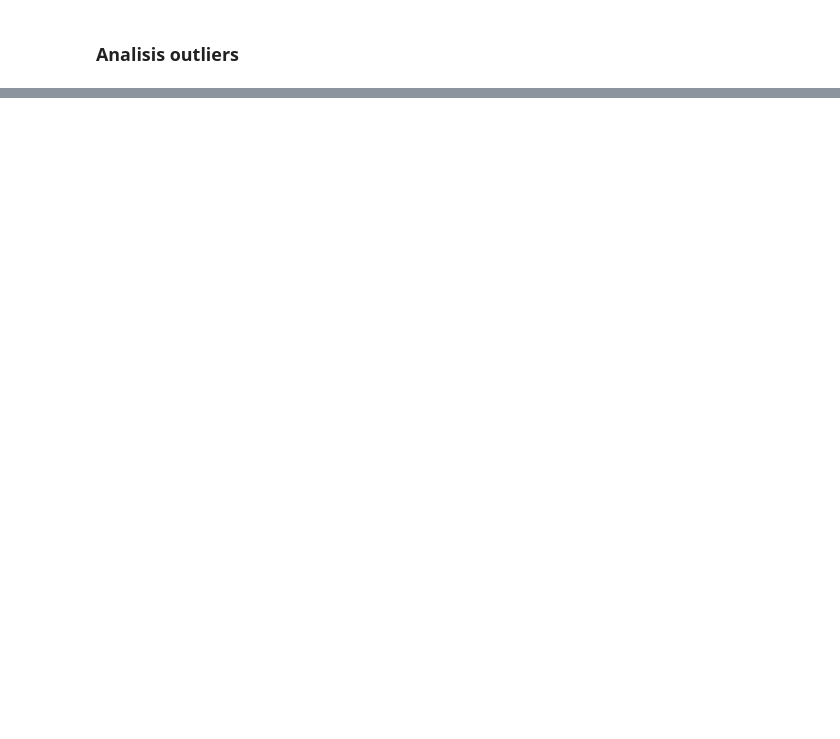
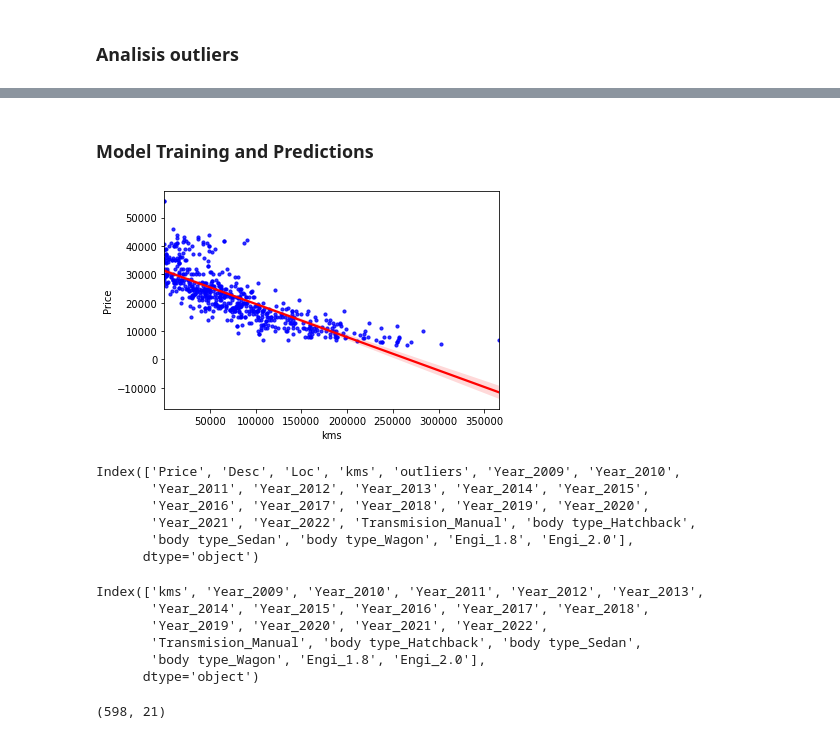
Before and after one commit to Gonzabarbot/Car_pricing, a Jupyter notebook: Car_pricing.ipynb, the cells around one changed output, grey strips where cells are left out. Drawn from its saved outputs; the diff is of its cells as text; code cells hidden in the pictures; blank space fills up the shorter version.

```diff
--- a/Car_pricing.ipynb
+++ b/Car_pricing.ipynb
@@ -1247,0 +238,23 @@ plt.show()
+# %%
+#Dummies creation of Year variable
+
+data = pd.get_dummies(data,columns=['Year'],drop_first=True)
+# %%
+#Dummies creation of Transmision variable
+data = pd.get_dummies(data,columns=['Transmision'],drop_first=True)
+# %%
+#Dummies creation of Body type variable
+data = pd.get_dummies(data,columns=['body type'],drop_first=True)
+# %%
+#Dummies creation of Engi type variable
+data = pd.get_dummies(data,columns=['Engi'],drop_first=True)
+# %% [markdown]
+### Model Training and Predictions
+# %%
+#Template of linear regression
+g=sns.regplot(data = data, x = "kms", y = "Price",
+            ci = 95,
+            scatter_kws = {"color": "blue", 's': 10},
+            line_kws = {"color": "red"});
+# %% [output]
+[figure, added]
@@ -1247,0 +264,9 @@ plt.show()
+# %%
+data.columns
+# %% [output]
+Index(['Price', 'Desc', 'Loc', 'kms', 'outliers', 'Year_2009', 'Year_2010',
+       'Year_2011', 'Year_2012', 'Year_2013', 'Year_2014', 'Year_2015',
+       'Year_2016', 'Year_2017', 'Year_2018', 'Year_2019', 'Year_2020',
+       'Year_2021', 'Year_2022', 'Transmision_Manual', 'body type_Hatchback',
+       'body type_Sedan', 'body type_Wagon', 'Engi_1.8', 'Engi_2.0'],
+      dtype='object')
@@ -1247,0 +276,13 @@ plt.show()
+# %%
+X.columns
+# %% [output]
+Index(['kms', 'Year_2009', 'Year_2010', 'Year_2011', 'Year_2012', 'Year_2013',
+       'Year_2014', 'Year_2015', 'Year_2016', 'Year_2017', 'Year_2018',
+       'Year_2019', 'Year_2020', 'Year_2021', 'Year_2022',
+       'Transmision_Manual', 'body type_Hatchback', 'body type_Sedan',
+       'body type_Wagon', 'Engi_1.8', 'Engi_2.0'],
+      dtype='object')
+# %%
+X.shape
+# %% [output]
+(598, 21)
```
Also changed, not shown: parts of 185 cells of this notebook.
